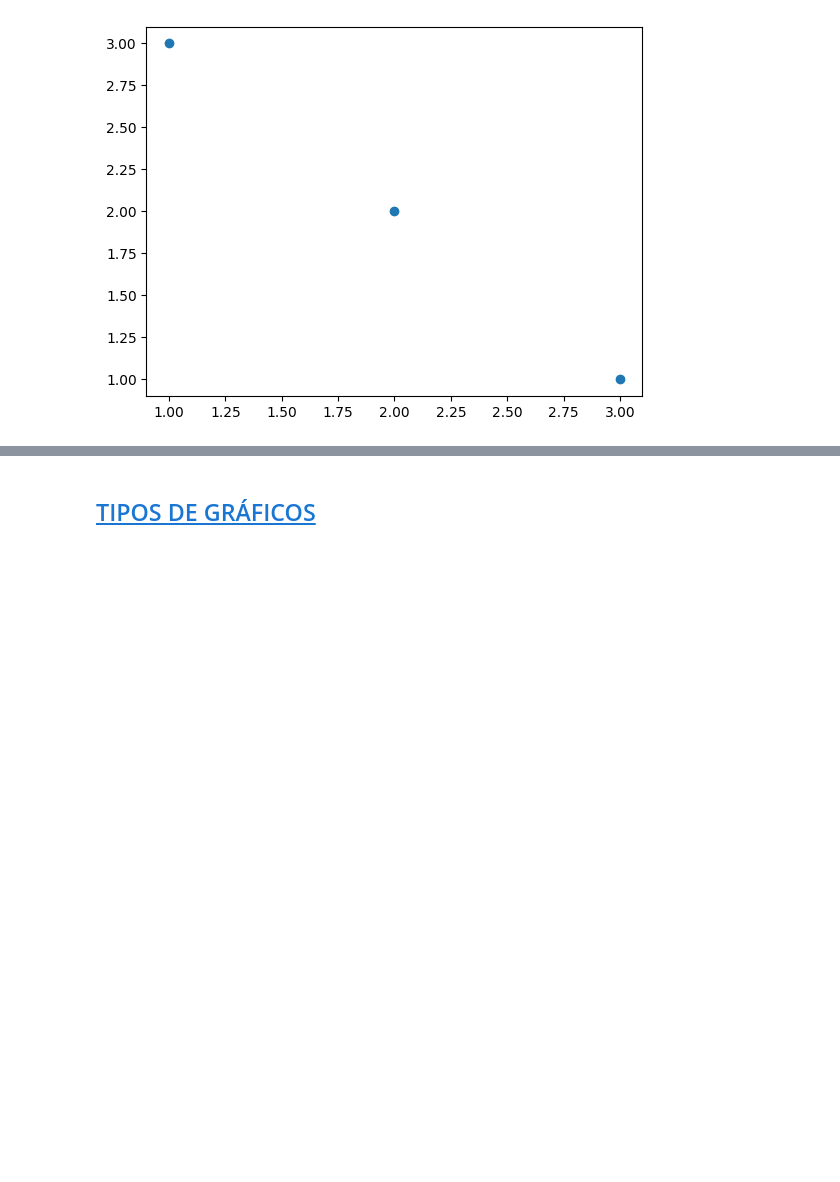
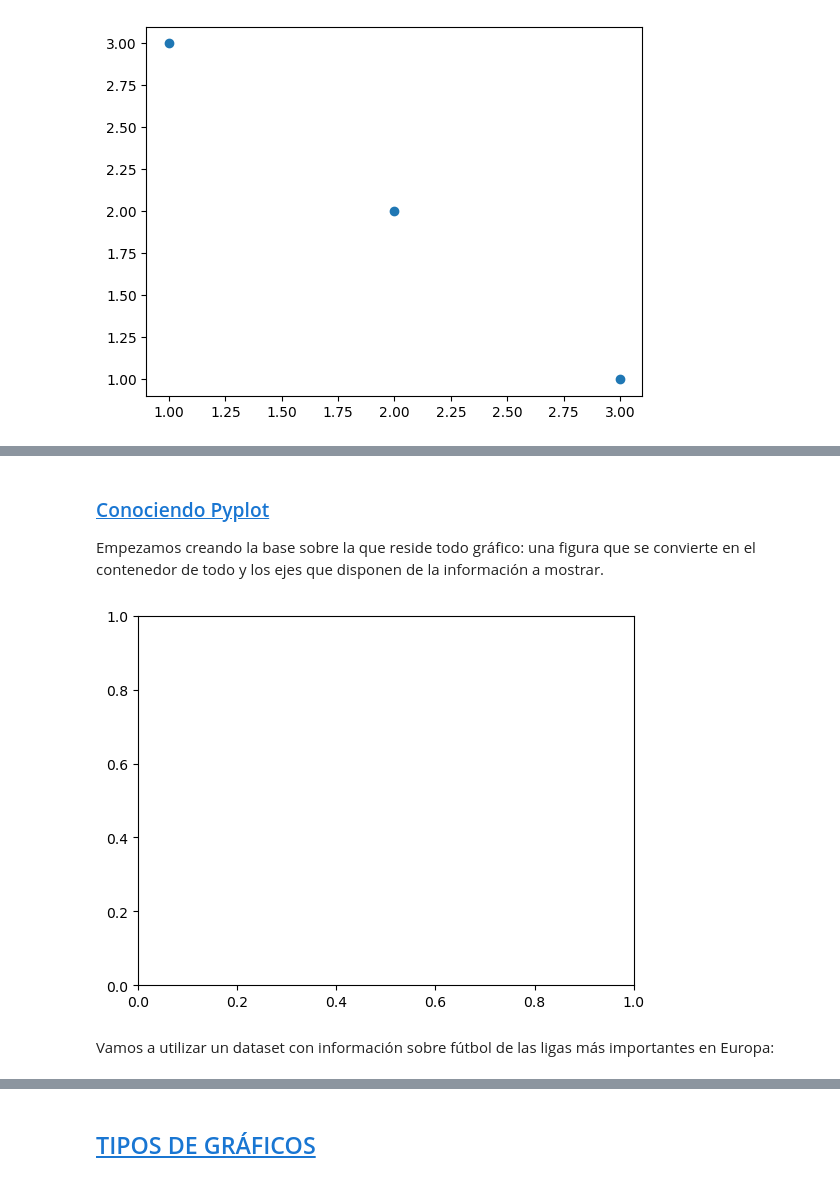
Before and after one commit to Alberto-1985/CEDAPY_25_26, a Jupyter notebook: ANALISIS_DATOS_PYTHON/NOTEBOOKS/5101_Graficos_MATPLOTLIB_PARTE_I.ipynb, the cells around one changed output, grey strips where cells are left out. Drawn from its saved outputs; the diff is of its cells as text; code cells hidden in the pictures; blank space fills up the shorter version.

Commit message:
Actualización 12/11/25
Matplotlib

```diff
--- a/ANALISIS_DATOS_PYTHON/NOTEBOOKS/5101_Graficos_MATPLOTLIB_PARTE_I.ipynb
+++ b/ANALISIS_DATOS_PYTHON/NOTEBOOKS/5101_Graficos_MATPLOTLIB_PARTE_I.ipynb
@@ -65,0 +73,12 @@ plt.show()
+# %% [markdown]
+### <a id='toc1_1_1_'></a>[Conociendo Pyplot](#toc0_)
+
+Empezamos creando la base sobre la que reside todo gráfico: una figura que se convierte en el contenedor de todo y los ejes que disponen de la información a mostrar.
+# %%
+import matplotlib.pyplot as plt
+fig, ax = plt.subplots()
+plt.show()
+# %% [output]
+[figure, added]
+# %% [markdown]
+Vamos a utilizar un dataset con información sobre fútbol de las ligas más importantes en Europa:
```
Also changed, not shown: parts of 35 cells of this notebook, 5 other files.
